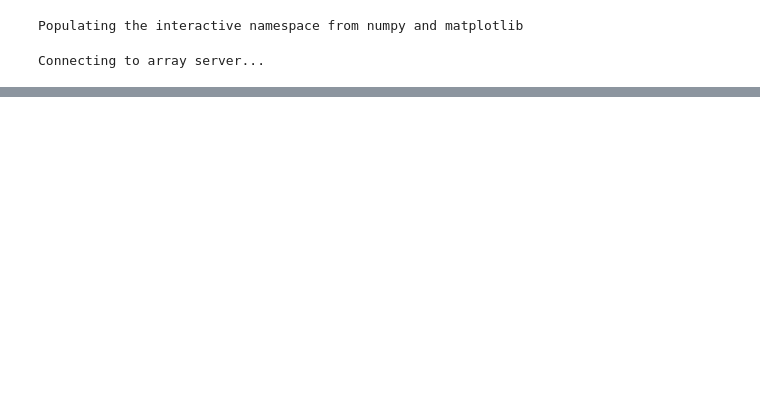
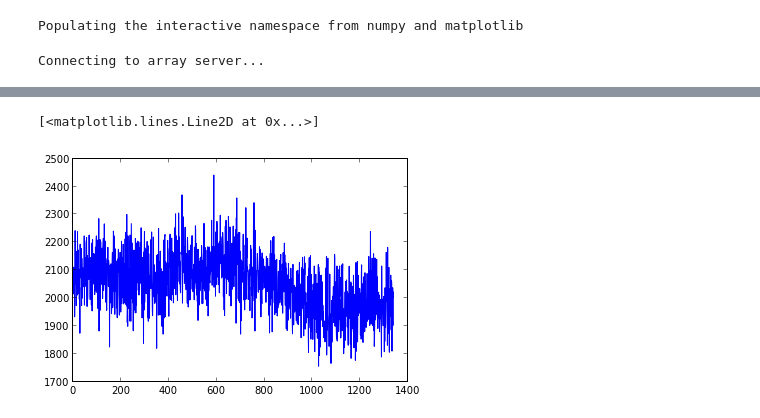
Before and after one commit to DawesLab/Camserver, a Jupyter notebook: array_client.ipynb, the cells around one changed output, grey strips where cells are left out. Cells and saved outputs as stored; diff of their text form; code cells hidden in the pictures; blank space fills up the shorter version.

Commit message:
updated array client example notebook

```diff
--- a/array_client.ipynb
+++ b/array_client.ipynb
@@ -62,0 +61,5 @@ imshow(numpy.fft.fftshift(numpy.log(numpy.abs(numpy.fft.fft2(data_array,axes=[1]
+# %%
+plot(data_array[100,:])
+# %% [output]
+[<matplotlib.lines.Line2D at 0x...>]
+[figure, added]
```
Also changed, not shown: parts of 4 cells of this notebook.
